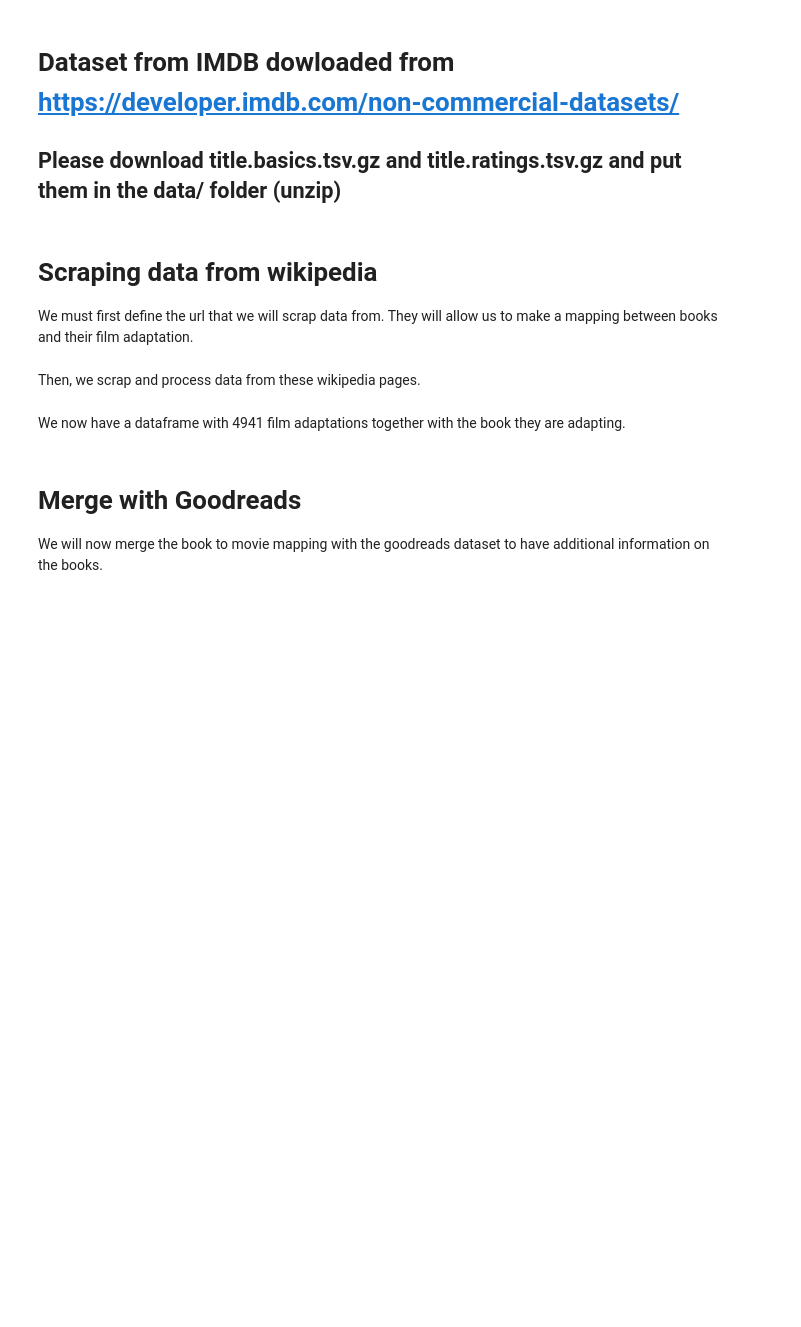
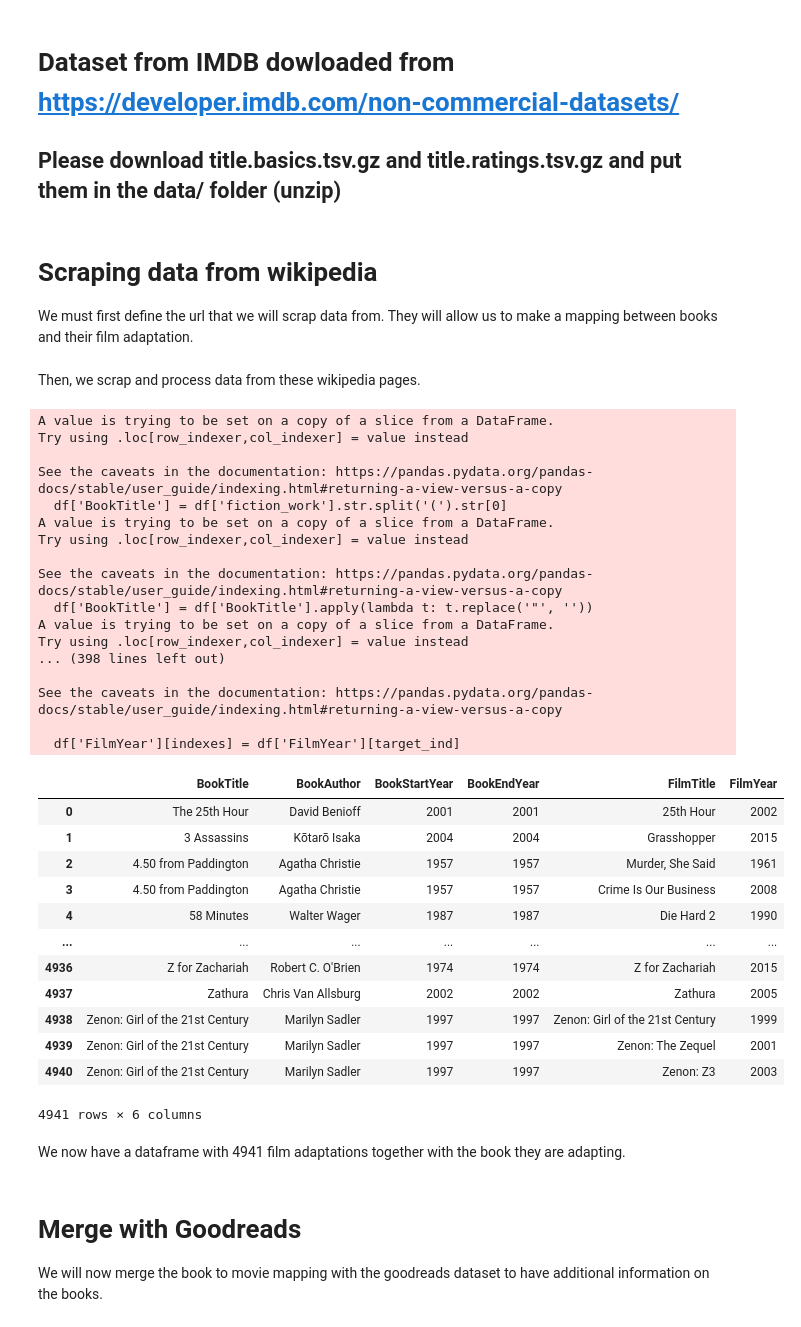
Before and after one commit to epfl-ada/ada-2024-project-padamalgame, a Jupyter notebook: src/dataset_creation.ipynb, the cells around one changed output. Drawn from its saved outputs; the diff is of its cells as text; code cells hidden in the pictures; blank space fills up the shorter version.

```diff
--- a/src/dataset_creation.ipynb
+++ b/src/dataset_creation.ipynb
@@ -37,14 +37,45 @@ Then, we scrap and process data from these wikipedia pages.
 # %%
 # Launches the scrapping on every url selected
 dataframes = []
 for url in urls:
     df = scrap_book_to_movie(url)
     clean_df = scrap_post_processing(df)
     dataframes.append(clean_df)
 
 book_adaptations = pd.concat(dataframes).reset_index(drop=True)
 book_adaptations = book_adaptations.drop_duplicates().reset_index(drop=True)
-book_adaptations.head()
+book_adaptations
+# %% [output]
+A value is trying to be set on a copy of a slice from a DataFrame.
+Try using .loc[row_indexer,col_indexer] = value instead
+
+See the caveats in the documentation: https://pandas.pydata.org/pandas-docs/stable/user_guide/indexing.html#returning-a-view-versus-a-copy
+  df['BookTitle'] = df['fiction_work'].str.split('(').str[0]
+A value is trying to be set on a copy of a slice from a DataFrame.
+Try using .loc[row_indexer,col_indexer] = value instead
+
+See the caveats in the documentation: https://pandas.pydata.org/pandas-docs/stable/user_guide/indexing.html#returning-a-view-versus-a-copy
+  df['BookTitle'] = df['BookTitle'].apply(lambda t: t.replace('"', ''))
+A value is trying to be set on a copy of a slice from a DataFrame.
+Try using .loc[row_indexer,col_indexer] = value instead
+... (398 lines left out)
+
+See the caveats in the documentation: https://pandas.pydata.org/pandas-docs/stable/user_guide/indexing.html#returning-a-view-versus-a-copy
+
+  df['FilmYear'][indexes] = df['FilmYear'][target_ind]
+|  | BookTitle | BookAuthor | BookStartYear | BookEndYear | FilmTitle | FilmYear |
+| 0 | The 25th Hour | David Benioff | 2001 | 2001 | 25th Hour | 2002 |
+| 1 | 3 Assassins | Kōtarō Isaka | 2004 | 2004 | Grasshopper | 2015 |
+| 2 | 4.50 from Paddington | Agatha Christie | 1957 | 1957 | Murder, She Said | 1961 |
+| 3 | 4.50 from Paddington | Agatha Christie | 1957 | 1957 | Crime Is Our Business | 2008 |
+| 4 | 58 Minutes | Walter Wager | 1987 | 1987 | Die Hard 2 | 1990 |
+| ... | ... | ... | ... | ... | ... | ... |
+| 4936 | Z for Zachariah | Robert C. O'Brien | 1974 | 1974 | Z for Zachariah | 2015 |
+| 4937 | Zathura | Chris Van Allsburg | 2002 | 2002 | Zathura | 2005 |
+| 4938 | Zenon: Girl of the 21st Century | Marilyn Sadler | 1997 | 1997 | Zenon: Girl of the 21st Century | 1999 |
+| 4939 | Zenon: Girl of the 21st Century | Marilyn Sadler | 1997 | 1997 | Zenon: The Zequel | 2001 |
+| 4940 | Zenon: Girl of the 21st Century | Marilyn Sadler | 1997 | 1997 | Zenon: Z3 | 2003 |
+4941 rows × 6 columns
 # %% [markdown]
 We now have a dataframe with 4941 film adaptations together with the book they are adapting.
 # %% [markdown]
```
Also changed, not shown: parts of 13 cells of this notebook, 10 other files.
